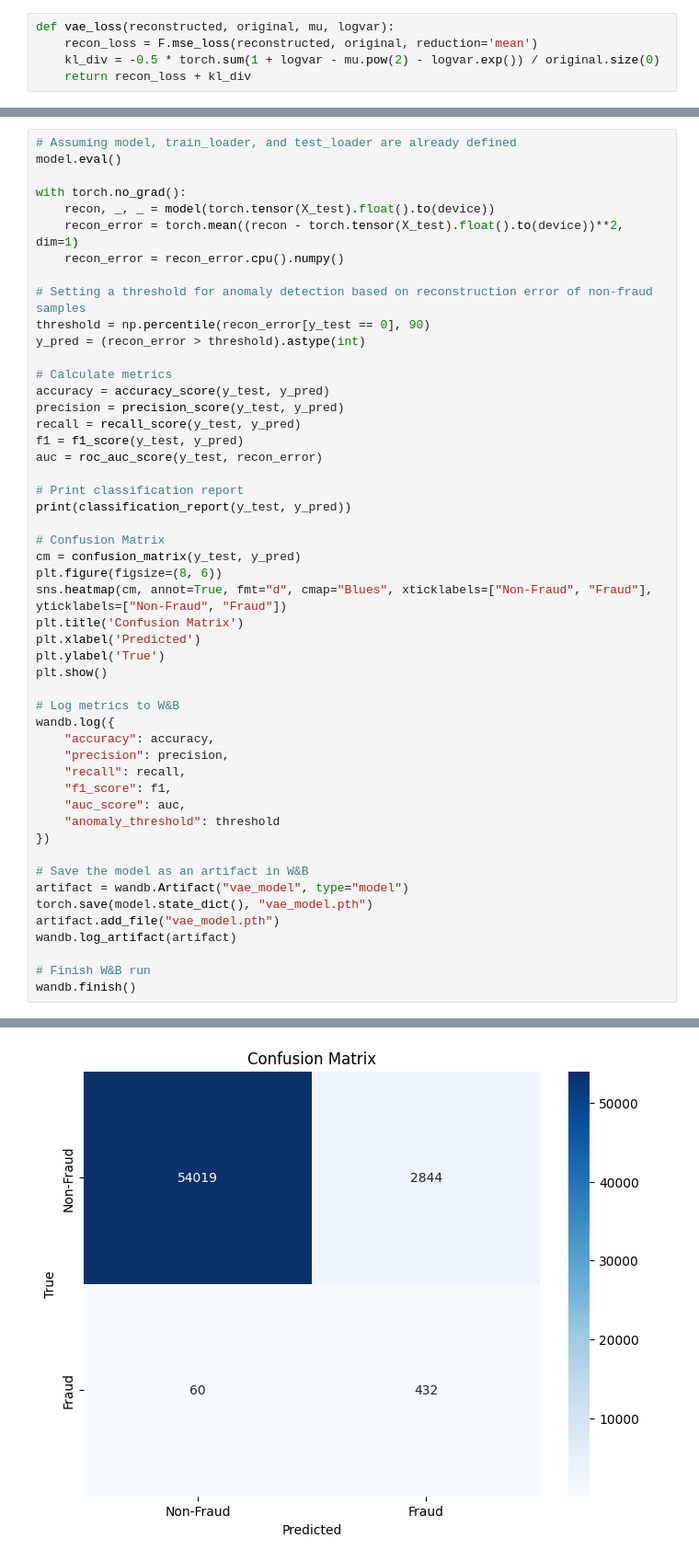
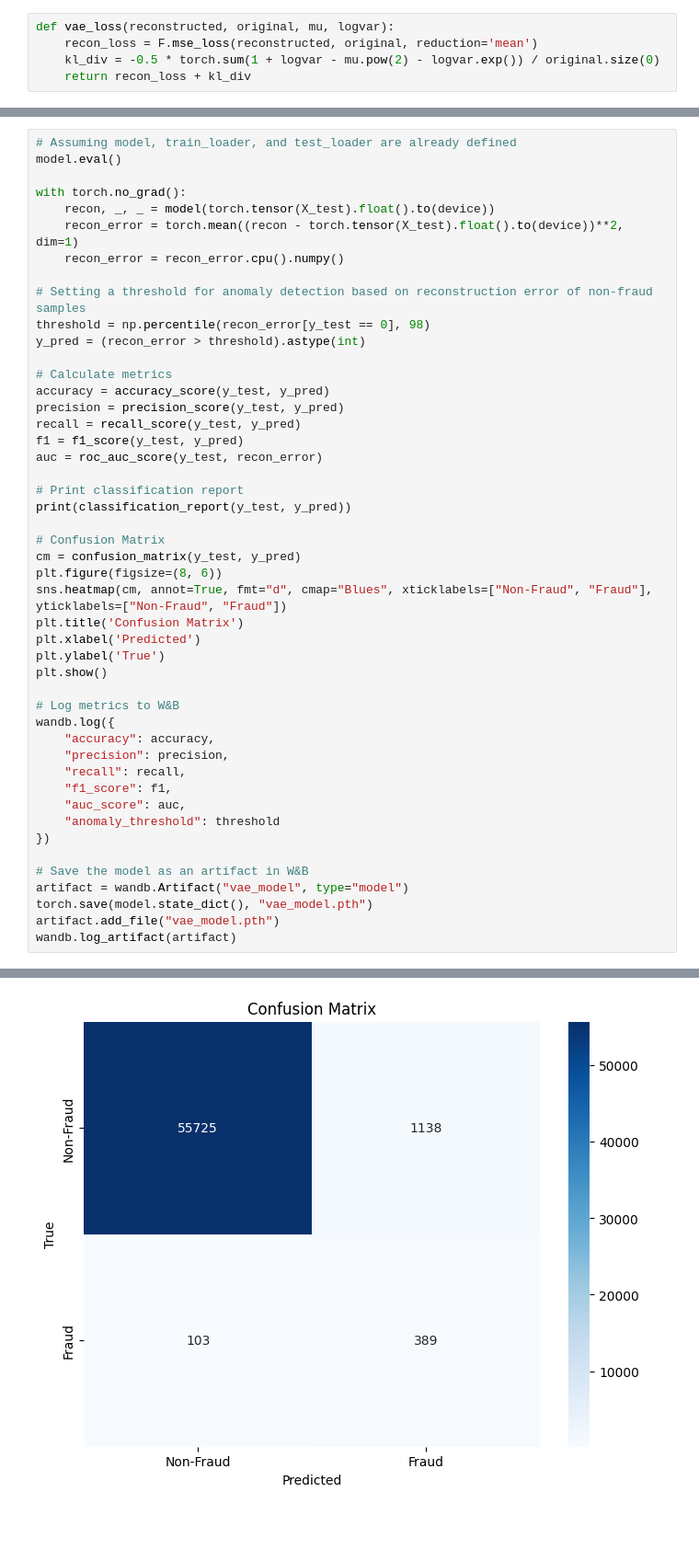
Before and after one commit to sonalshreya25/DeepLearning, a Jupyter notebook: CreditCardFraudDetection.ipynb, the cells around one changed output, grey strips where cells are left out. Shown: that part at 92% size. Cells and saved outputs as stored; diff of their text form; blank space fills up the shorter version.

```diff
--- a/CreditCardFraudDetection.ipynb
+++ b/CreditCardFraudDetection.ipynb
@@ -519,7 +561,7 @@ with torch.no_grad():
     recon_error = recon_error.cpu().numpy()
 
 # Setting a threshold for anomaly detection based on reconstruction error of non-fraud samples
-threshold = np.percentile(recon_error[y_test == 0], 90)
+threshold = np.percentile(recon_error[y_test == 0], 98)
 y_pred = (recon_error > threshold).astype(int)
 
 # Calculate metrics
@@ -556,9 +598,6 @@ artifact = wandb.Artifact("vae_model", type="model")
 torch.save(model.state_dict(), "vae_model.pth")
 artifact.add_file("vae_model.pth")
 wandb.log_artifact(artifact)
-
-# Finish W&B run
-wandb.finish()
 # %% [output]
               precision    recall  f1-score   support
 
@@ -571 +610 @@ weighted avg       0.99      0.95      0.97     57355
-[figure, old version]
+[figure, new version]
```
Also changed, not shown: parts of 24 cells of this notebook.
